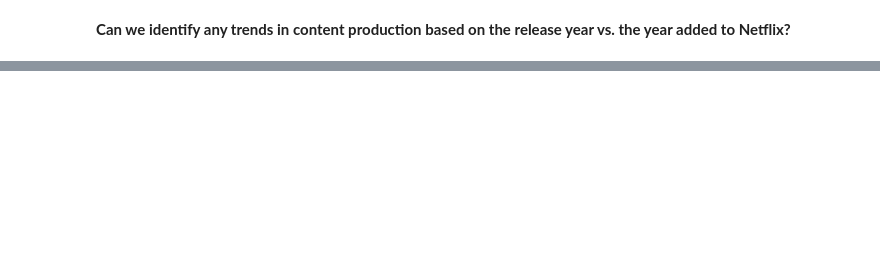
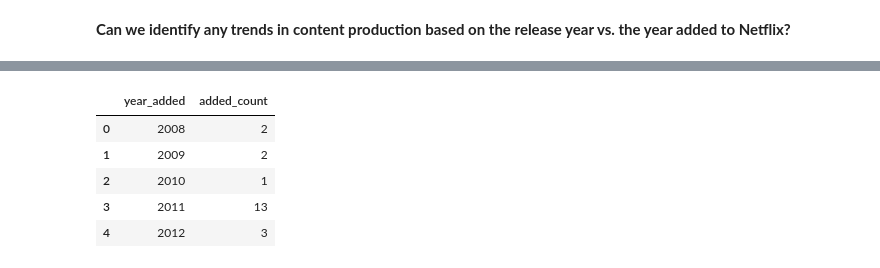
Before and after one commit to raginibalure/Training_ML_DS_AI, a Jupyter notebook: EDA_NetFlix.ipynb, the cells around one changed output, grey strips where cells are left out. Saved outputs shown, nothing was run; the diff lists cells and outputs as text; code cells hidden in the pictures; blank space fills up the shorter version.

```diff
--- a/EDA_NetFlix.ipynb
+++ b/EDA_NetFlix.ipynb
@@ -584,0 +634,10 @@ cross_tabulation
+# %%
+added_trend = df.groupby('year_added').size().reset_index(name ="added_count")
+added_trend.head()
+# %% [output]
+|  | year_added | added_count |
+| 0 | 2008 | 2 |
+| 1 | 2009 | 2 |
+| 2 | 2010 | 1 |
+| 3 | 2011 | 13 |
+| 4 | 2012 | 3 |
```
Also changed, not shown: parts of 10 cells of this notebook.
